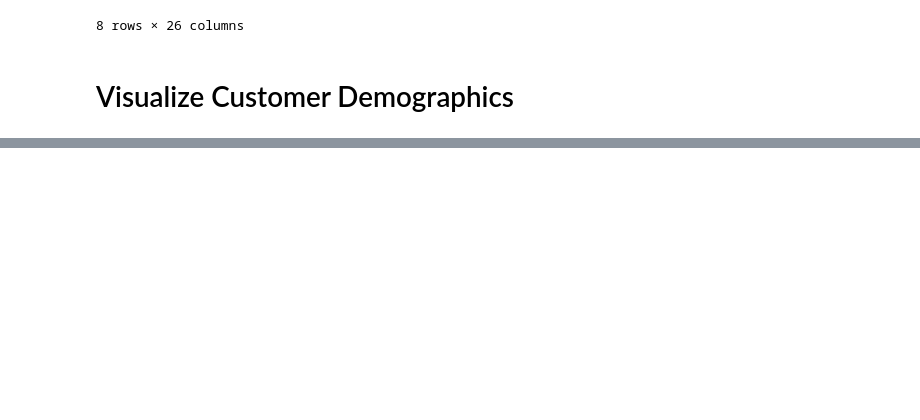
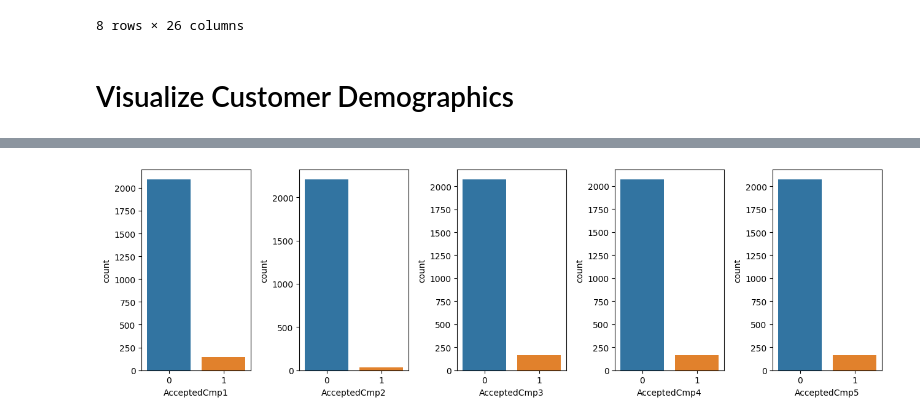
Before and after one commit to just1nt1me/marketing_campaign, a Jupyter notebook: EDA.ipynb, the cells around one changed output, grey strips where cells are left out. Cells and saved outputs as stored; diff of their text form; code cells hidden in the pictures; blank space fills up the shorter version.

```diff
--- a/EDA.ipynb
+++ b/EDA.ipynb
@@ -158,0 +179,14 @@ TypeError: Horizontal orientation requires numeric `x` variable.
+# %%
+# check how many customers accepted the campaign offers
+
+columns = ['AcceptedCmp1', 'AcceptedCmp2', 'AcceptedCmp3', 'AcceptedCmp4', 'AcceptedCmp5']
+
+fig, ax = plt.subplots(1, 5, figsize=(13, 4))
+
+for i, column in enumerate(columns):
+    sns.countplot(data=df, x=column, ax=ax[i])
+
+plt.tight_layout()
+plt.show()
+# %% [output]
+[figure, added]
```
Also changed, not shown: parts of 12 cells of this notebook, 2 other files.
